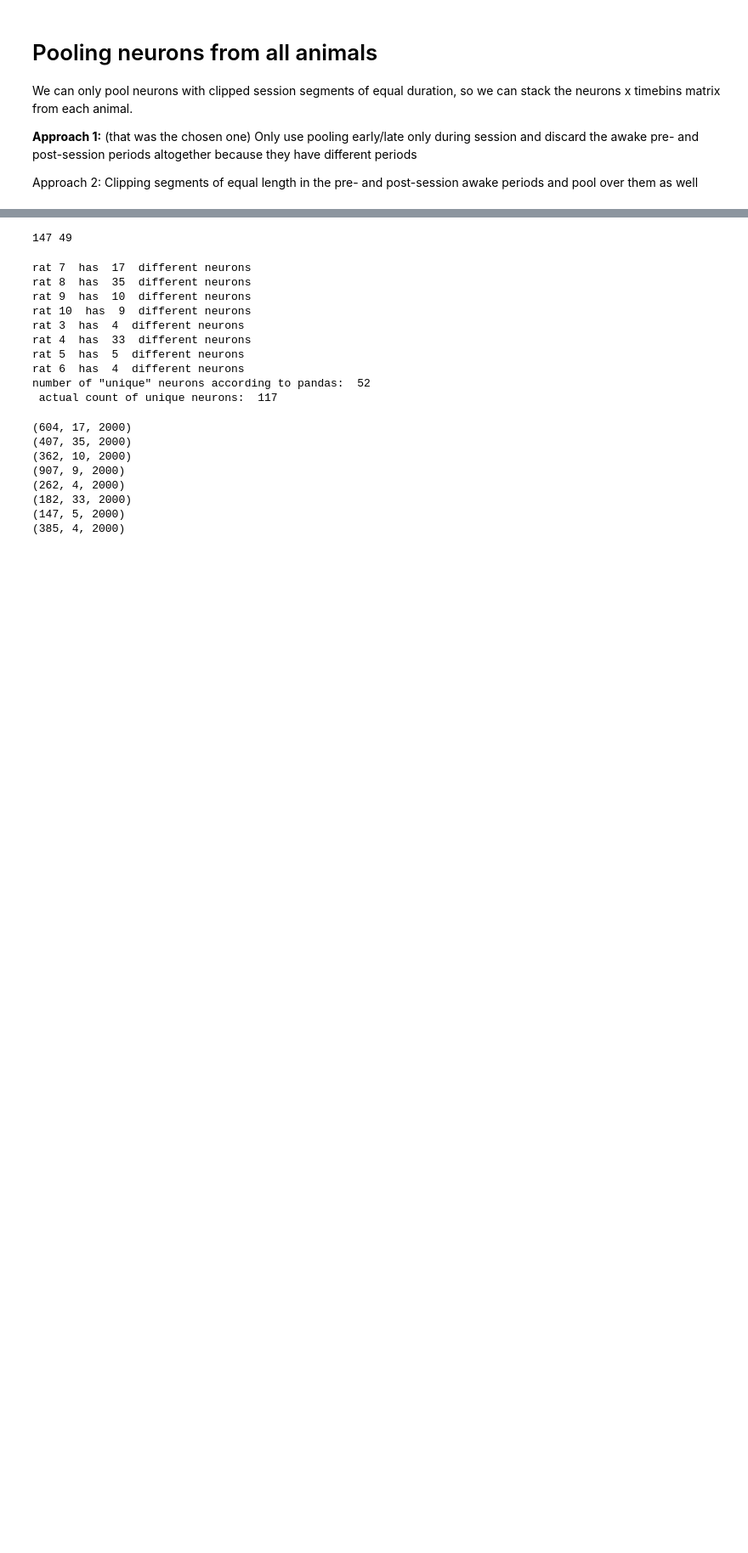
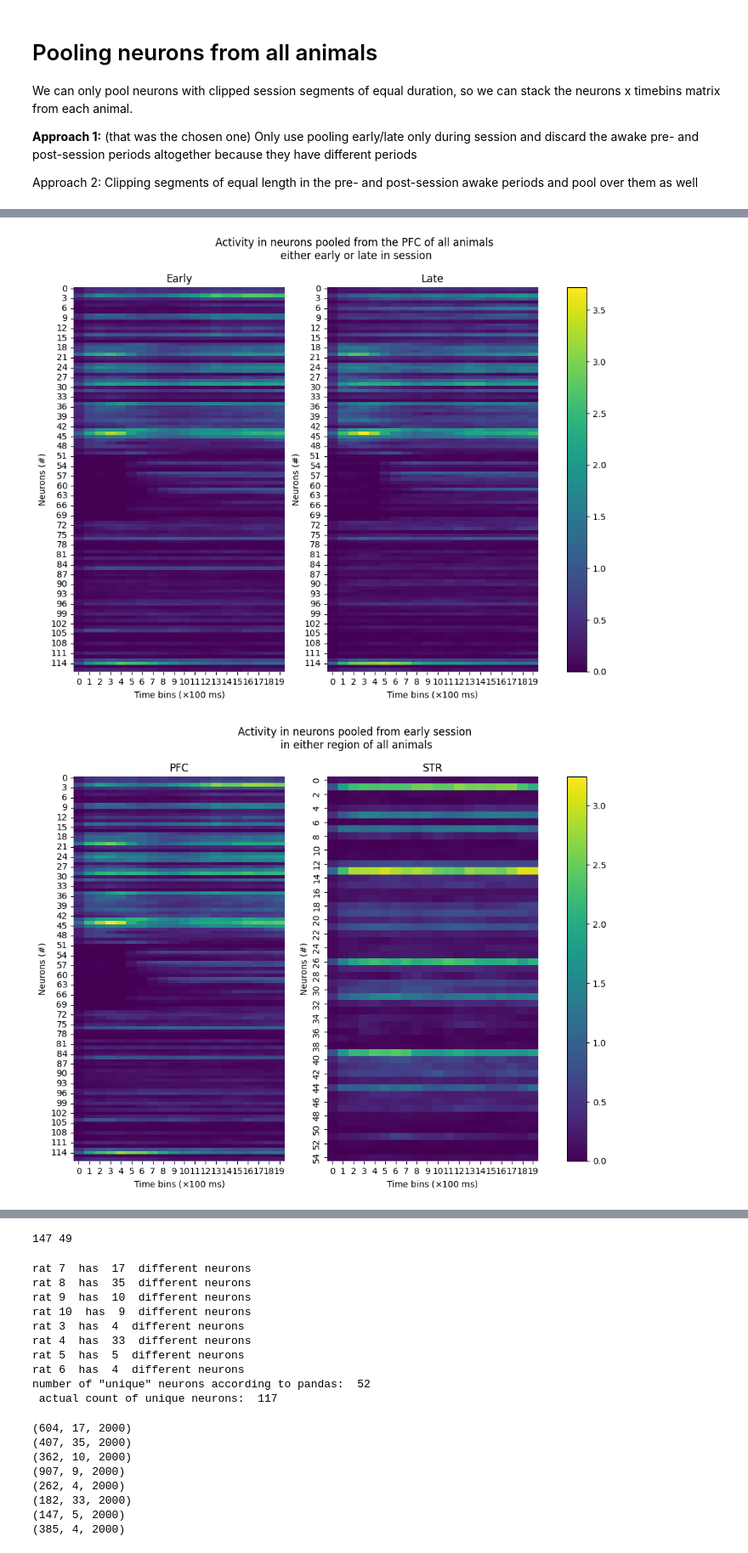
Before and after one commit to lfernandof/lfp_signals_analysis, a Jupyter notebook: participation_ratio_analysis.ipynb, the cells around one changed output, grey strips where cells are left out. Shown at 85% size. Cells and saved outputs as stored; diff of their text form; code cells hidden in the pictures; blank space fills up the shorter version.

```diff
--- a/participation_ratio_analysis.ipynb
+++ b/participation_ratio_analysis.ipynb
@@ -1082,0 +1221,17 @@ plt.show()
+# %%
+def loc_and_separate(data,day_id,region_id,trial_duration_criteria,spike_time_criteria,check_num_neurons=False):
+  data_subset = data.loc[(data['day']== day_id) & (data['region']== region_id)
+                    & (data['duration']>=trial_duration_criteria[0]) & (data['duration']<=trial_duration_criteria[1])
+                    & (data['time']>=spike_time_criteria[0]) & (data['time']<=spike_time_criteria[1])]
+  return separate_rats(data_subset,check_num_neurons)
+
+PFC_d1 = loc_and_separate(data,day_id = 1, region_id = 'PFC', trial_duration_criteria=[1.5,3.5], spike_time_criteria = [-0.5,1.5])
+PFC_d2 = loc_and_separate(data,day_id = 2, region_id = 'PFC', trial_duration_criteria=[1.5,3.5], spike_time_criteria = [-0.5,1.5])
+
+STR_d1 = loc_and_separate(data,day_id = 1, region_id = 'STR', trial_duration_criteria=[1.5,3.5], spike_time_criteria = [-0.5,1.5])
+STR_d2 = loc_and_separate(data,day_id = 2, region_id = 'STR', trial_duration_criteria=[1.5,3.5], spike_time_criteria = [-0.5,1.5])
+
+early_PFC_g2d1,late_PFC_g2d1 = pooled_neurons_early_late(PFC_d1)
+early_STR_g2d1,late_STR_g2d1 = pooled_neurons_early_late(STR_d1)
+early_PFC_g2d2,late_PFC_g2d2 = pooled_neurons_early_late(PFC_d2)
+early_STR_g2d2,late_STR_g2d2 = pooled_neurons_early_late(STR_d2)
@@ -1082,0 +1293,14 @@ plt.show()
+# %%
+#Example usages
+
+#comparing session stages in the same region
+pool_comparison_plot(early_PFC_g2d1,late_PFC_g2d1,'Activity in neurons pooled from the PFC of all animals\n either early or late in session',individual_heatmap_titles=['Early','Late'])
+
+#comparing both regions
+pool_comparison_plot(early_PFC_g2d1,early_STR_g2d1,'Activity in neurons pooled from early session\n in either region of all animals',individual_heatmap_titles=['PFC','STR'])
+
+#comparing both days
+pool_comparison_plot(early_STR_g2d1,early_STR_g2d2,'Activity in neurons pooled from the STR of all animals\n early in either session ',individual_heatmap_titles=['Day 1','Day 2'])
+# %% [output]
+[figure, added]
+[figure, added]
```
Also changed, not shown: parts of 86 cells of this notebook.
